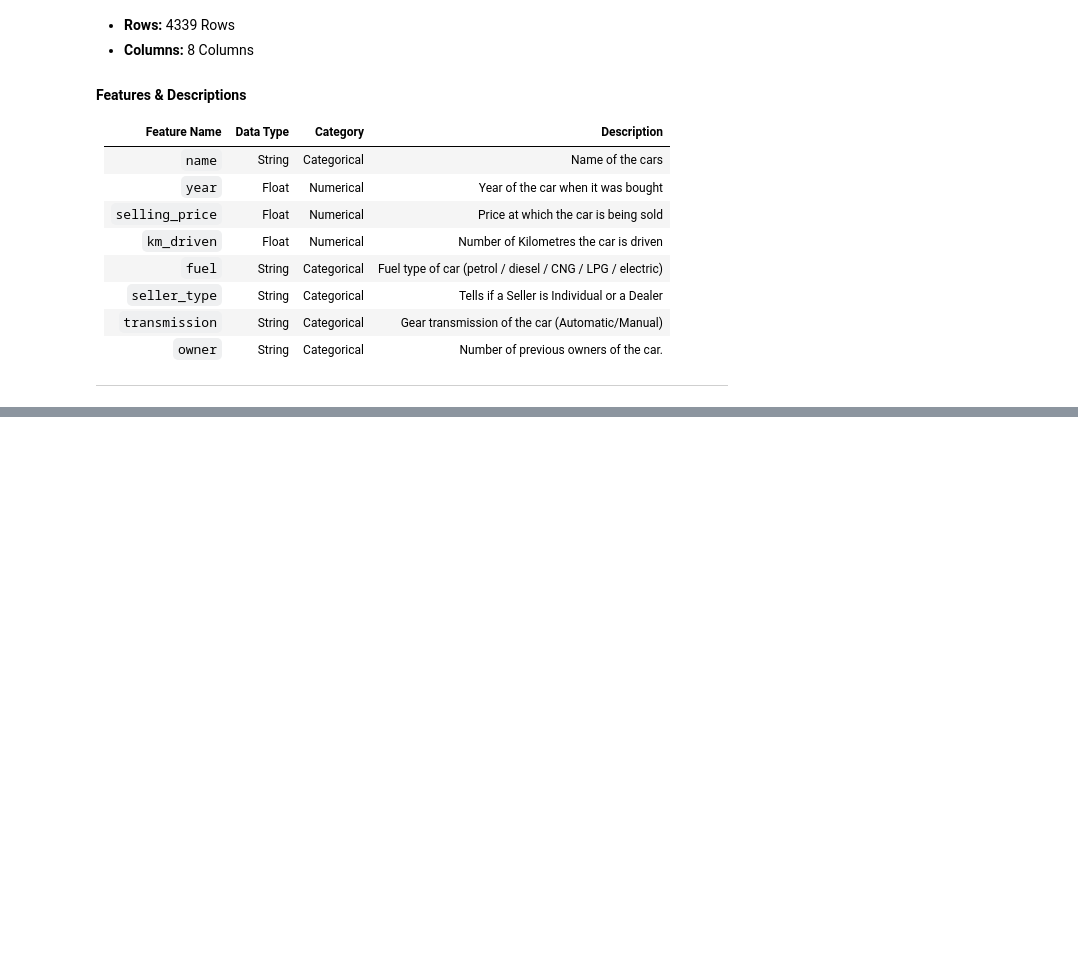
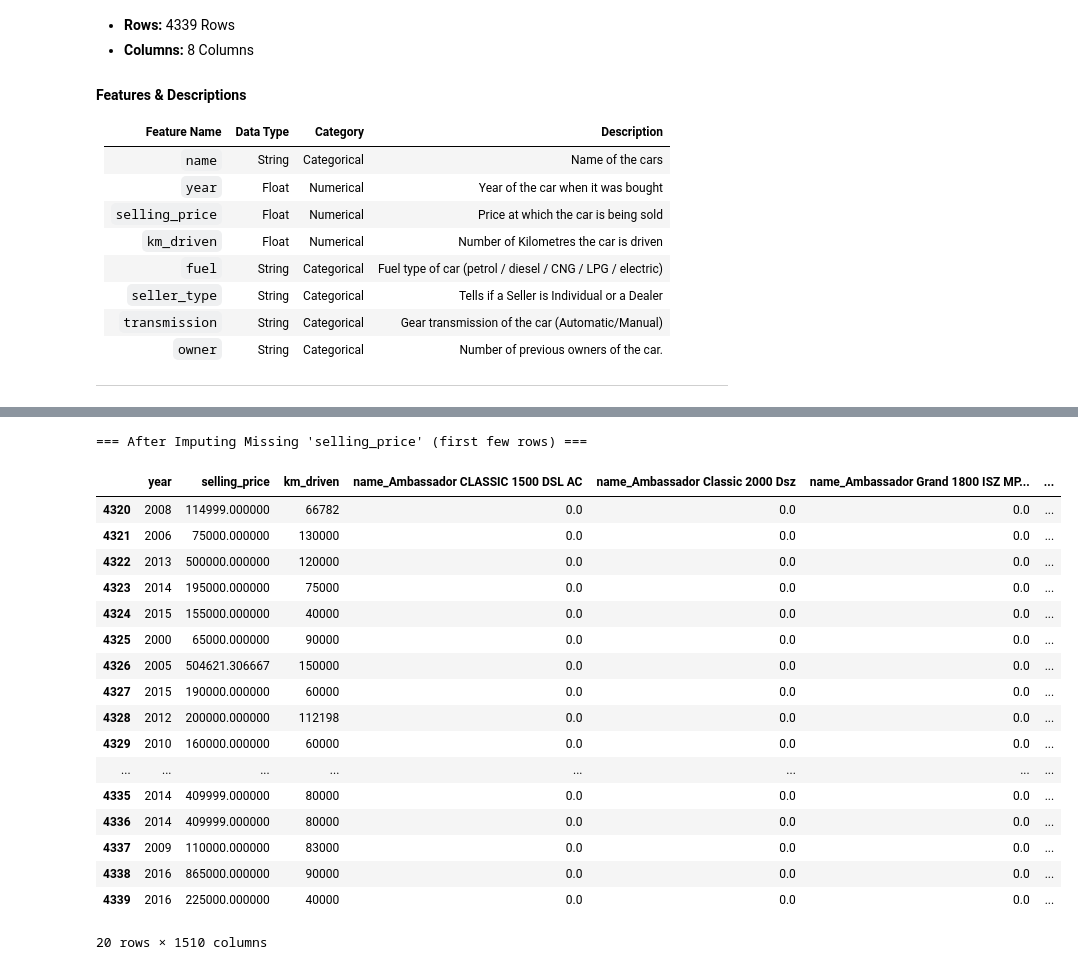
Before and after one commit to jutinwang/A3---CSI4142---GR48, a Jupyter notebook: G48-A3-p1.ipynb, the cells around one changed output, grey strips where cells are left out. Saved outputs shown, nothing was run; the diff lists cells and outputs as text; code cells hidden in the pictures; blank space fills up the shorter version.

```diff
--- a/G48-A3-p1.ipynb
+++ b/G48-A3-p1.ipynb
@@ -115,0 +160,18 @@ Employee data :
+# %%
+# Selecting relevant numerical columns for outlier detection
+outlier_columns = ["selling_price", "km_driven"]
+
+# Applying LOF to detect outliers via the LOF from Scikit, also assuming 5% outliers.
+lof = LocalOutlierFactor(n_neighbors=20, contamination=0.05)
+outlier_labels = lof.fit_predict(df_encoded[outlier_columns])
+
+# Identifying outliers (-1 indicates an outlier)
+df_encoded["outlier"] = outlier_labels
+
+display(df_encoded.tail())
+
+# Count of detected outliers
+outlier_counts = df_encoded["outlier"].value_counts()
+outlier_counts
+
+print(f"Outlier counts: \n{outlier_counts}")
@@ -115,0 +196,30 @@ Employee data :
+# %%
+# Compute mean of 'selling_price' using non-missing data
+mean_Price = df_encoded['selling_price'].mean()
+
+# Replace 'selling_price' with mean_Price where 'outlier' is -1
+df_encoded.loc[df_encoded['outlier'] == -1, 'selling_price'] = mean_Price
+
+# Print updated DataFrame
+print("=== After Imputing Missing 'selling_price' (first few rows) ===")
+display(df_encoded.tail(20))
+# %% [output]
+=== After Imputing Missing 'selling_price' (first few rows) ===
+|  | year | selling_price | km_driven | name_Ambassador CLASSIC 1500 DSL AC | name_Ambassador Classic 2000 Dsz | name_Ambassador Grand 1800 ISZ MP... | ... |
+| 4320 | 2008 | 114999.000000 | 66782 | 0.0 | 0.0 | 0.0 | ... |
+| 4321 | 2006 | 75000.000000 | 130000 | 0.0 | 0.0 | 0.0 | ... |
+| 4322 | 2013 | 500000.000000 | 120000 | 0.0 | 0.0 | 0.0 | ... |
+| 4323 | 2014 | 195000.000000 | 75000 | 0.0 | 0.0 | 0.0 | ... |
+| 4324 | 2015 | 155000.000000 | 40000 | 0.0 | 0.0 | 0.0 | ... |
+| 4325 | 2000 | 65000.000000 | 90000 | 0.0 | 0.0 | 0.0 | ... |
+| 4326 | 2005 | 504621.306667 | 150000 | 0.0 | 0.0 | 0.0 | ... |
+| 4327 | 2015 | 190000.000000 | 60000 | 0.0 | 0.0 | 0.0 | ... |
+| 4328 | 2012 | 200000.000000 | 112198 | 0.0 | 0.0 | 0.0 | ... |
+| 4329 | 2010 | 160000.000000 | 60000 | 0.0 | 0.0 | 0.0 | ... |
+| ... | ... | ... | ... | ... | ... | ... | ... |
+| 4335 | 2014 | 409999.000000 | 80000 | 0.0 | 0.0 | 0.0 | ... |
+| 4336 | 2014 | 409999.000000 | 80000 | 0.0 | 0.0 | 0.0 | ... |
+| 4337 | 2009 | 110000.000000 | 83000 | 0.0 | 0.0 | 0.0 | ... |
+| 4338 | 2016 | 865000.000000 | 90000 | 0.0 | 0.0 | 0.0 | ... |
+| 4339 | 2016 | 225000.000000 | 40000 | 0.0 | 0.0 | 0.0 | ... |
+20 rows × 1510 columns
```
Also changed, not shown: parts of 12 cells of this notebook.
